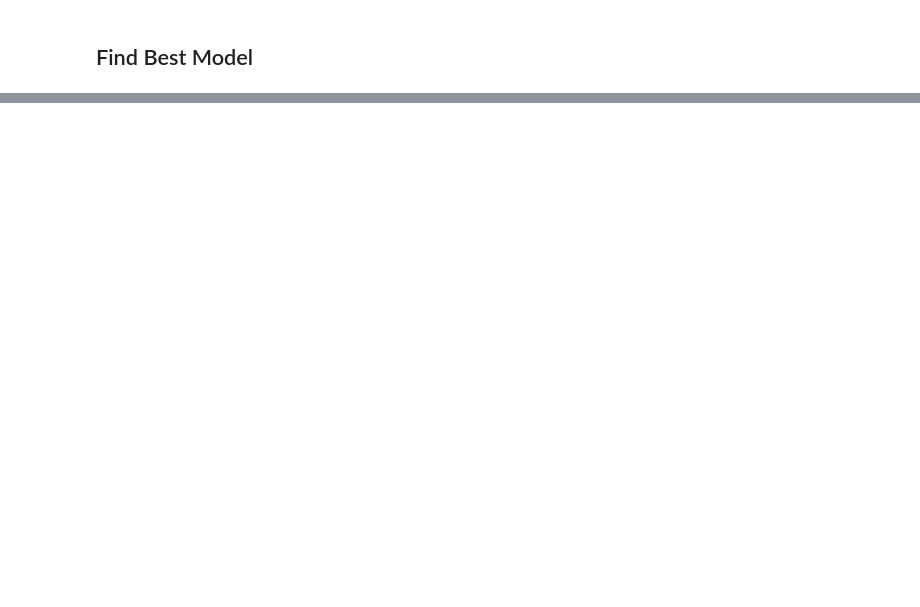
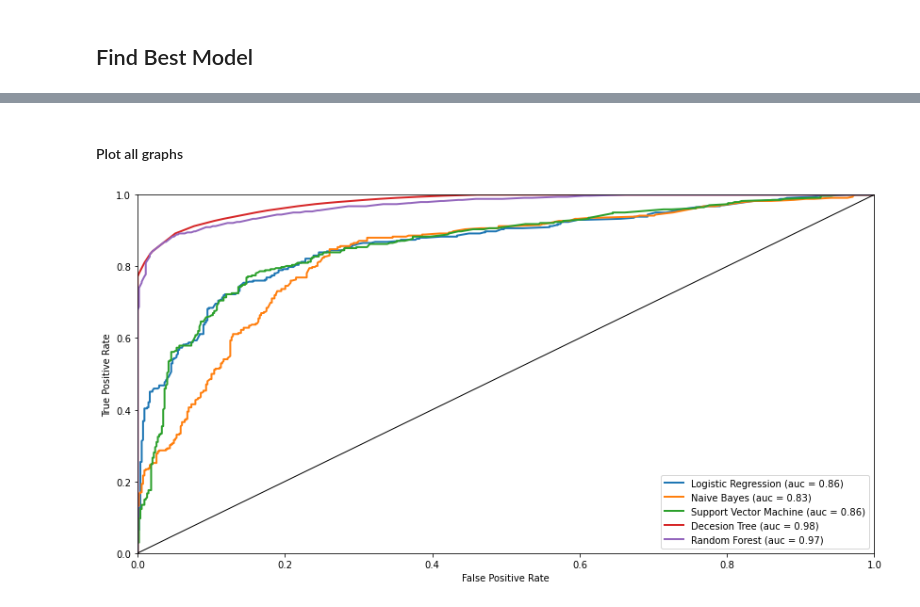
Before and after one commit to samiurprapon/AlmightyTitanic, a Jupyter notebook: Main.ipynb, the cells around one changed output, grey strips where cells are left out. Drawn from its saved outputs; the diff is of its cells as text; code cells hidden in the pictures; blank space fills up the shorter version.

Commit message:
ROC curve combine in a single graph

```diff
--- a/Main.ipynb
+++ b/Main.ipynb
@@ -709,0 +733,33 @@ result_df.head(9)
+# %%
+# Decesion Tree
+dt_y_scores = decision_tree.predict_proba(X_train)
+dt_y_scores = dt_y_scores[:,1]
+# %%
+DT_fpr, DT_tpr, DT_threshold = roc_curve(Y_train, dt_y_scores)
+auc_DT = auc(DT_fpr, DT_tpr)
+# %%
+# Random Forest
+rf_y_scores = random_forest.predict_proba(X_train)
+rf_y_scores = rf_y_scores[:,1]
+# %%
+RF_fpr, RF_tpr, RF_threshold = roc_curve(Y_train, rf_y_scores)
+auc_RF = auc(RF_fpr, RF_tpr)
+# %% [markdown]
+#### Plot all graphs
+# %%
+plt.figure(figsize =(14,7))
+
+plt.plot(LR_fpr, LR_tpr, linewidth=2,  linestyle='solid', label = "Logistic Regression (auc = %0.2f)" % auc_LR)
+plt.plot(NB_fpr, NB_tpr, linewidth=2,  linestyle='solid', label = "Naive Bayes (auc = %0.2f)" % auc_NB)
+plt.plot(SVM_fpr, SVM_tpr, linewidth=2, linestyle='solid', label = "Support Vector Machine (auc = %0.2f)" % auc_SVM)
+plt.plot(DT_fpr, DT_tpr, linewidth=2, linestyle='solid', label = "Decesion Tree (auc = %0.2f)" % auc_DT)
+plt.plot(RF_fpr, RF_tpr, linewidth=2, linestyle='solid', label = "Random Forest (auc = %0.2f)" % auc_RF)
+
+plt.plot([0, 1], [0, 1], 'k', linewidth=1)
+plt.axis([0, 1, 0, 1])
+plt.xlabel("False Positive Rate")
+plt.ylabel("True Positive Rate")
+plt.legend()
+plt.show()
+# %% [output]
+[figure, added]
```
Also changed, not shown: parts of 27 cells of this notebook.
